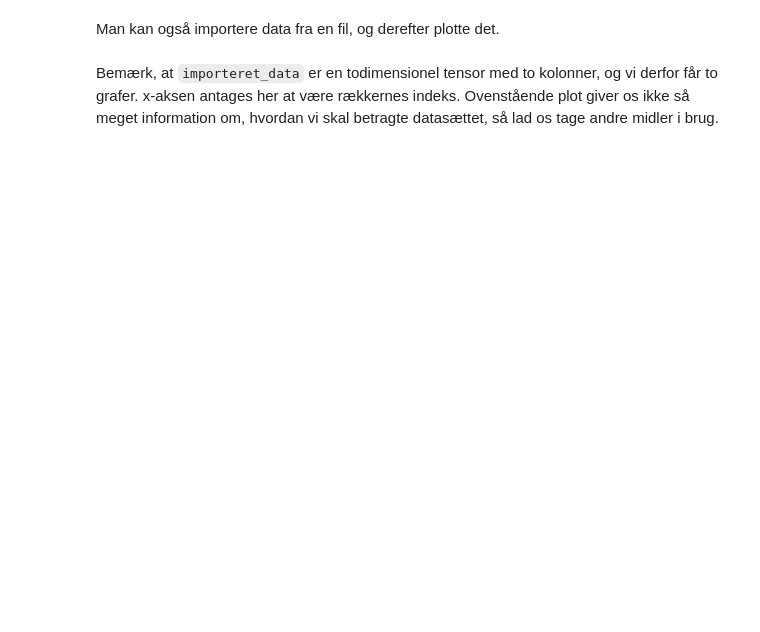
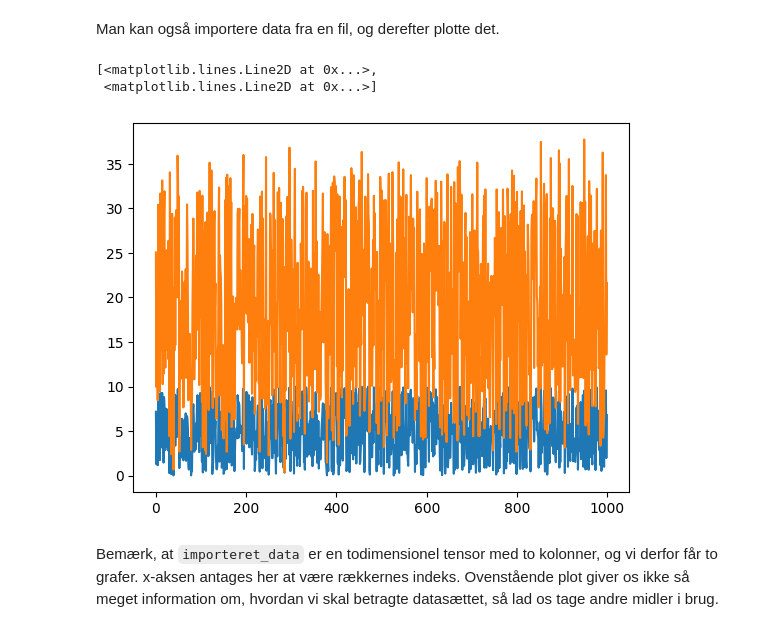
Before and after one commit to UNF-Science-Camps/KIC26, a Jupyter notebook: 00-Intro-Til-Programmering/3_data_science.ipynb, the cells around one changed output. Cells and saved outputs as stored; diff of their text form; code cells hidden in the pictures; blank space fills up the shorter version.

Commit message:
Skiftet import til NumPy

```diff
--- a/00-Intro-Til-Programmering/3_data_science.ipynb
+++ b/00-Intro-Til-Programmering/3_data_science.ipynb
@@ -66,14 +73,20 @@ plt.show()
 # %% [markdown]
 Man kan også importere data fra en fil, og derefter plotte det.
 # %%
-# PyTorch har ikke en funktion til tekstfiler som denne,
-# så vi læser først tallene med almindelig Python.
-with open("dat1.txt", encoding="utf-8") as fil:
-    rækker = [[float(tal) for tal in linje.split()] for linje in fil]
+# Vi bruger numpy til at læse data fra tekstfilen, da PyTorch ikke har en direkte funktion til dette.
+import numpy as np
 
-importeret_data = torch.tensor(rækker, dtype=torch.float32)
+# Læs data med numpy's loadtxt
+data_np = np.loadtxt("dat1.txt")
+
+# Konverter numpy array til PyTorch tensor
+importeret_data = torch.tensor(data_np, dtype=torch.float32)
 
 plt.plot(importeret_data)
+# %% [output]
+[<matplotlib.lines.Line2D at 0x...>,
+ <matplotlib.lines.Line2D at 0x...>]
+[figure, added]
 # %% [markdown]
 Bemærk, at `importeret_data` er en todimensionel tensor med to kolonner, og vi derfor får to grafer. x-aksen antages her at være rækkernes indeks. Ovenstående plot giver os ikke så meget information om, hvordan vi skal betragte datasættet, så lad os tage andre midler i brug.
 # %%
```
Also changed, not shown: parts of 24 cells of this notebook.
